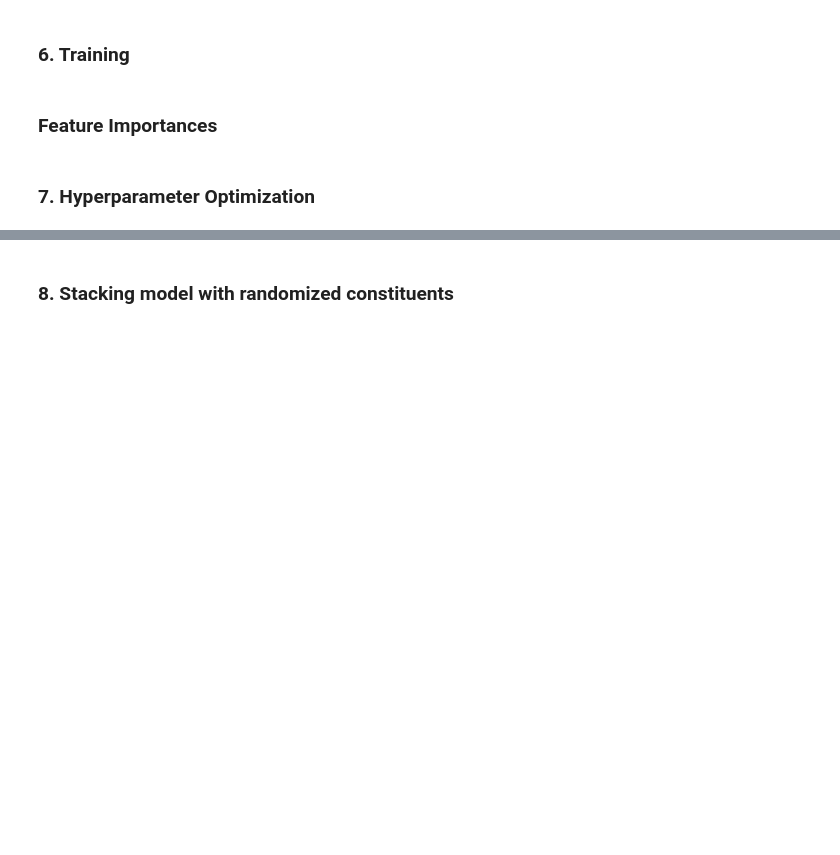
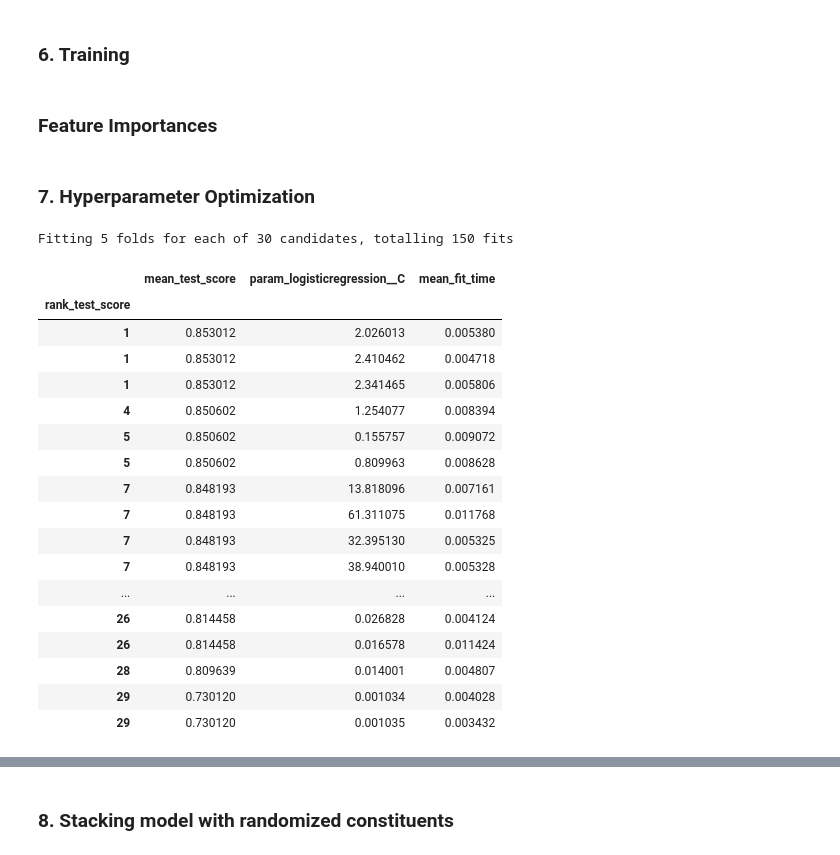
Before and after one commit to ricd99/nhl-test-2, a Jupyter notebook: model_0.1.1.ipynb, the cells around one changed output, grey strips where cells are left out. Saved outputs shown, nothing was run; the diff lists cells and outputs as text; code cells hidden in the pictures; blank space fills up the shorter version.

```diff
--- a/model_0.1.1.ipynb
+++ b/model_0.1.1.ipynb
@@ -424,0 +414,28 @@ param_grid = {
+# %%
+param_grid_lr = {
+    "logisticregression__C": loguniform(1e-3, 1e3)
+}
+pipe_lr = make_pipeline(StandardScaler(), LogisticRegression(max_iter=1000))
+random_search_lr = RandomizedSearchCV(pipe_lr, param_grid_lr, n_iter=30, verbose=1, n_jobs=-1)
+random_search_lr.fit(X_train, y_train)
+pd.DataFrame(random_search_lr.cv_results_)[["mean_test_score", "param_logisticregression__C", "mean_fit_time", "rank_test_score"]].set_index("rank_test_score").sort_index()
+# %% [output]
+Fitting 5 folds for each of 30 candidates, totalling 150 fits
+|  | mean_test_score | param_logisticregression__C | mean_fit_time |
+| rank_test_score |  |  |  |
+| 1 | 0.853012 | 2.026013 | 0.005380 |
+| 1 | 0.853012 | 2.410462 | 0.004718 |
+| 1 | 0.853012 | 2.341465 | 0.005806 |
+| 4 | 0.850602 | 1.254077 | 0.008394 |
+| 5 | 0.850602 | 0.155757 | 0.009072 |
+| 5 | 0.850602 | 0.809963 | 0.008628 |
+| 7 | 0.848193 | 13.818096 | 0.007161 |
+| 7 | 0.848193 | 61.311075 | 0.011768 |
+| 7 | 0.848193 | 32.395130 | 0.005325 |
+| 7 | 0.848193 | 38.940010 | 0.005328 |
+| ... | ... | ... | ... |
+| 26 | 0.814458 | 0.026828 | 0.004124 |
+| 26 | 0.814458 | 0.016578 | 0.011424 |
+| 28 | 0.809639 | 0.014001 | 0.004807 |
+| 29 | 0.730120 | 0.001034 | 0.004028 |
+| 29 | 0.730120 | 0.001035 | 0.003432 |
```
Also changed, not shown: parts of 3 cells of this notebook.
